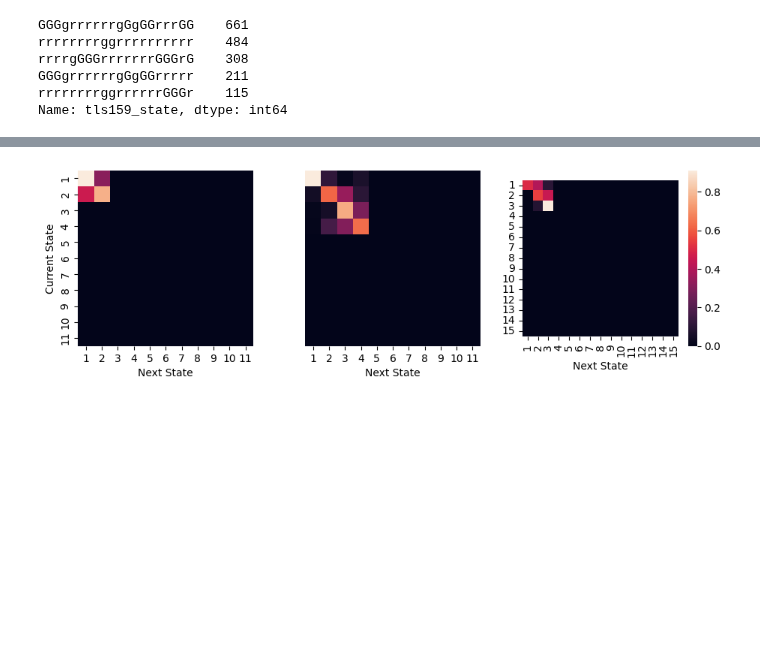
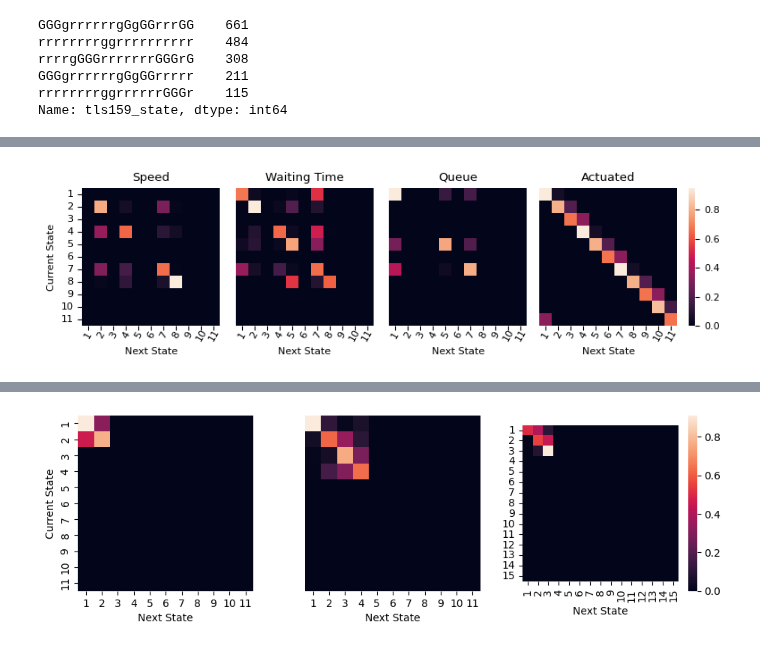
Before and after one commit to karstenk9/rl_traffic_signal_optimization, a Jupyter notebook: notebooks/evaluation_performance.ipynb, the cells around one changed output, grey strips where cells are left out. Saved outputs shown, nothing was run; the diff lists cells and outputs as text; code cells hidden in the pictures; blank space fills up the shorter version.

```diff
--- a/notebooks/evaluation_performance.ipynb
+++ b/notebooks/evaluation_performance.ipynb
@@ -593,0 +833,77 @@ plt.show()
+# %%
+### ------ Phase Transition Matrix tls_160 ------ ###
+
+# Create a figure with subplots based on the number of dataframes
+tls_list = ['tls_159_state', 'tls_160_state', 'tls_161_state'] # list of all possible states
+unique_state_lists = [tls_159_states, tls_160_states, tls_161_states] # list of lists of unique states for each traffic light
+df_list = [(speed_eval, 'Speed'), (waitTime_200_eval, 'Waiting Time'), (queue_eval, 'Queue'), (df, 'Actuated')] # list of dataframes
+
+num_dataframes = len(df_list)
+
+# Create a figure with three subplots
+fig, axs = plt.subplots(1, 4, figsize=(9.8,2))
+
+for i, (dataframe, name) in enumerate(df_list):
+
+    # num_dataframes = len(tls_list)
+    # fig, axs = plt.subplots(1, num_dataframes, figsize=(5*num_dataframes, 5))
+
+    def transition_matrix(transitions, num_phases):
+        phases = tls_160_states
+        phase_to_index = {phase: index for index, phase in enumerate(phases)}
+        matrix = [[0] * num_phases for _ in range(num_phases)]
+        for (phase1, phase2) in transitions:
+            i = phase_to_index[phase1]
+            j = phase_to_index[phase2]
+            matrix[i][j] += 1
+        return matrix
+
+    def normalize_matrix(matrix):
+        normalized_matrix = []
+        for row in matrix:
+            row_sum = sum(row)
+            if row_sum != 0:
+                normalized_row = [value / row_sum for value in row]
+            else:
+                normalized_row = [0] * len(row)
+            normalized_matrix.append(normalized_row)
+        return normalized_matrix
+
+    def create_heatmap(matrix, states, ax):
+        sns.heatmap(matrix, square=True, xticklabels=["{0}".format(i+1) for i in range(num_phases)], yticklabels=["{0}".format(i+1) for i in range(num_phases)] if i == 0 else "", ax=ax, cbar=i==num_dataframes-1, cbar_ax=None if i == num_dataframes-1 else False)
+        ax.set_xlabel("Next State")
+        ax.set_ylabel("Current State" if i == 0 else "")
+        ax.set_title(f"{name}")
+
+        axs[i].set_xticklabels(axs[i].get_xticklabels(), rotation=60, verticalalignment="center")
+        axs[i].set_yticklabels(axs[i].get_yticklabels(), rotation=0, verticalalignment="center")
+
+    # append all states collected during training to list
+    tls_allStates = dataframe['tls160_state'].tolist()
+    #tls_allStates.append(x for x in tls_159_states if x not in tls_allStates)
+
+    # get number of distinct phases
+    num_phases = len(tls_160_states)
+
+    # create list of tuples for state transitions
+    transitions = [(tls_allStates[i], tls_allStates[i+1]) for i in range(len(tls_allStates)-1)]
+
+    # create transition matrix
+    matrix = transition_matrix(transitions, num_phases)
+    #print(matrix)
+
+    # normalize matrix
+    transition_matrix = normalize_matrix(matrix)
+
+    # plot heatmap in the corresponding subplot
+    create_heatmap(transition_matrix, tls_160_states, axs[i])
+
+# Adjust the spacing between subplots
+
+#plt.tight_layout()
+plt.subplots_adjust(wspace=-0.3, hspace=0)
+
+# Show the figure
+plt.show()
+# %% [output]
+[figure, added]
```
Also changed, not shown: parts of 20 cells of this notebook, 6 other files.
